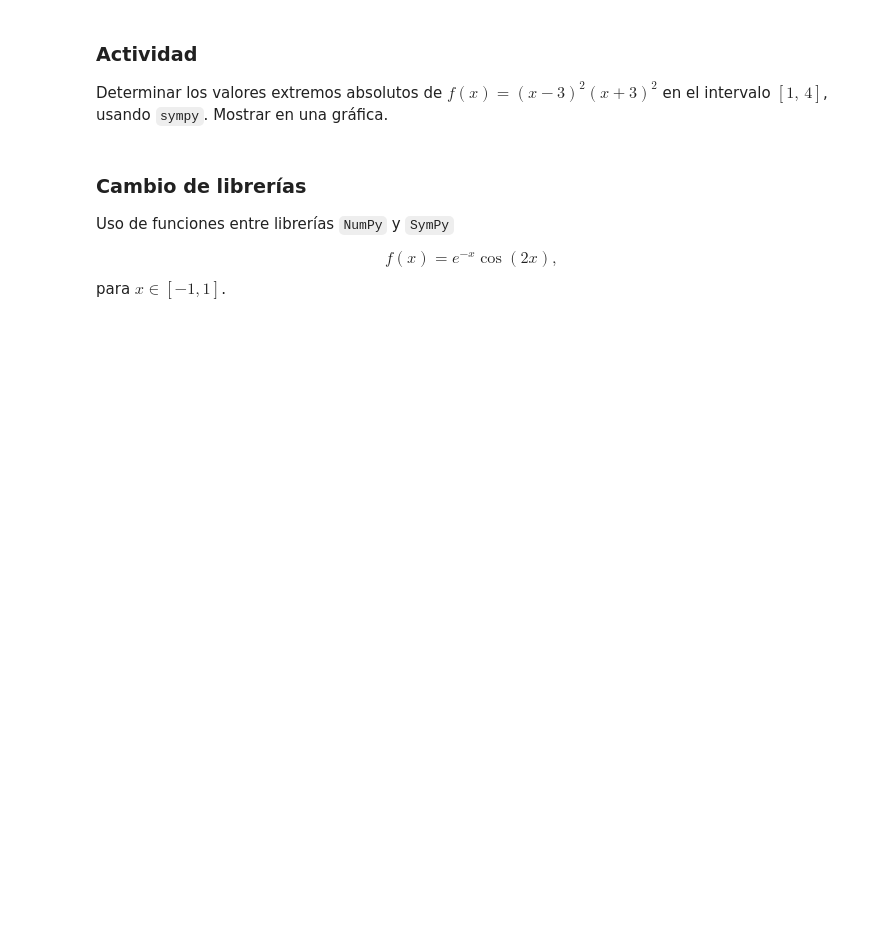
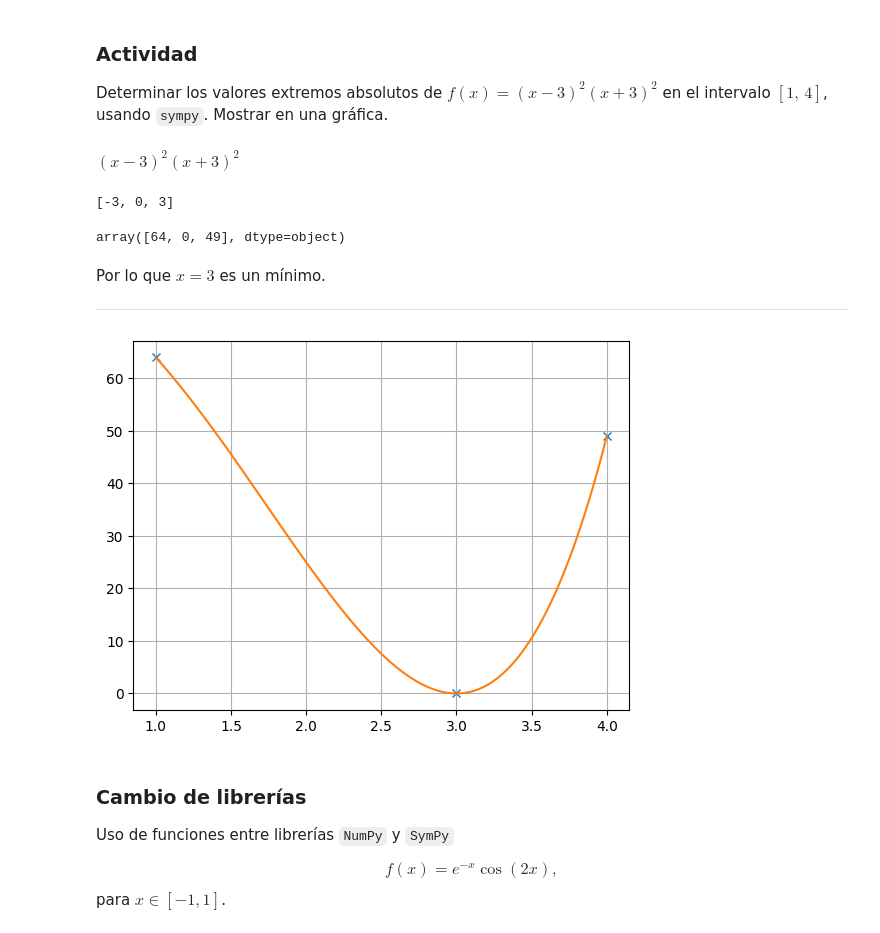
Before and after one commit to ArellanoMCarlos/SimMatO2025, a Jupyter notebook: Módulo 1 - Optimización/SymPy - Funciones escalares.ipynb, the cells around one changed output. Drawn from its saved outputs; the diff is of its cells as text; code cells hidden in the pictures; blank space fills up the shorter version.

```diff
--- a/Módulo 1 - Optimización/SymPy - Funciones escalares.ipynb
+++ b/Módulo 1 - Optimización/SymPy - Funciones escalares.ipynb
@@ -84,3 +241,7 @@ Considere $g(x)=(x-2)^3$.
 Determinar los extremos absolutos de $f(x)=x^2-2x+5$ en $\left[0,3\right]$.
 
 Obtenemos los puntos críticos de $f$ en $\left[0,3\right]$:
+# %%
+def f(x):
+  return x**2-2*x+5
+f(x)
@@ -87,6 +262,35 @@ Obtenemos los puntos críticos de $f$ en $\left[0,3\right]$:
 # %% [markdown]
 ### Actividad
 Determinar los valores extremos absolutos de  $f(x) = (x-3)^2(x+3)^2$ en el intervalo $[1,\,4]$, usando `sympy`. Mostrar en una gráfica.
+# %%
+def f(x):
+  return (x-3)**2*(x+3)**2
+f(x)
+# %% [output]
+$\displaystyle \left(x - 3\right)^{2} \left(x + 3\right)^{2}$
+# %%
+df=f(x).diff()
+c=sym.solve(df,x)
+c #solo 3 está dentro del rango
+# %% [output]
+[-3, 0, 3]
+# %%
+puntos=np.array([1,c[2],4])
+f(puntos)
+# %% [output]
+array([64, 0, 49], dtype=object)
+# %% [markdown]
+Por lo que $x=3$ es un mínimo.
+
+---
+# %%
+plt.plot(puntos,f(puntos),'x')
+x_num=np.linspace(1,4,100)
+y_num=f(x_num)
+plt.plot(x_num,y_num)
+plt.grid()
+# %% [output]
+[figure, added]
 # %% [markdown]
 ### Cambio de librerías
 Uso de funciones entre librerías `NumPy` y `SymPy`
```
Also changed, not shown: parts of 49 cells of this notebook.
